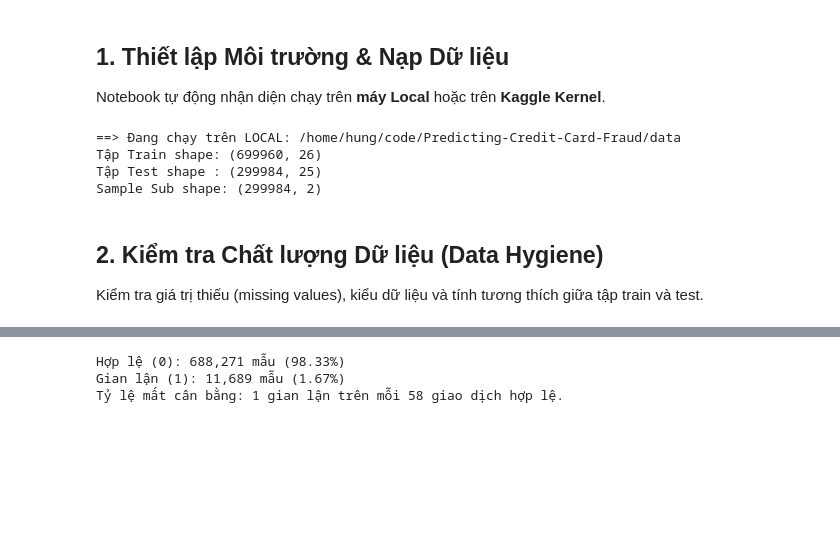
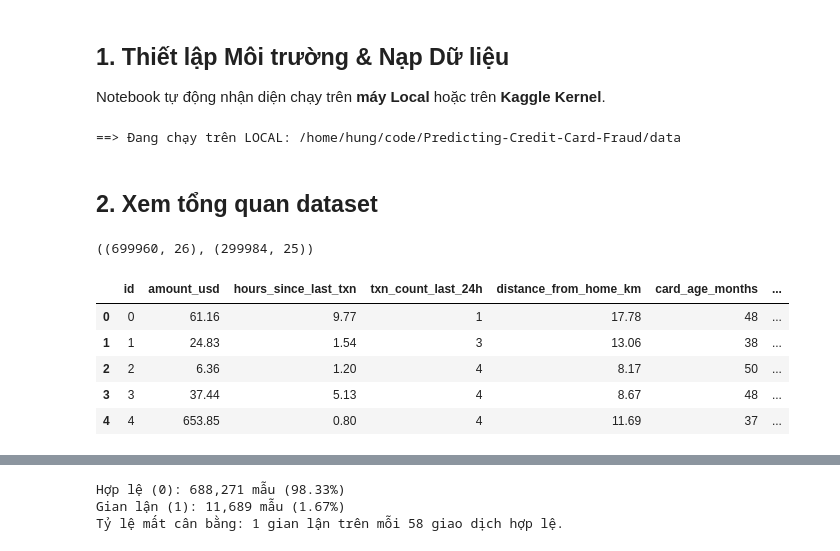
Before and after one commit to NhHung07/Predicting-Credit-Card-Fraud, a Jupyter notebook: shared/eda.ipynb, the cells around one changed output, grey strips where cells are left out. Drawn from its saved outputs; the diff is of its cells as text; code cells hidden in the pictures; blank space fills up the shorter version.

```diff
--- a/shared/eda.ipynb
+++ b/shared/eda.ipynb
@@ -39,15 +38,20 @@ else:
 train_df = pd.read_csv(DATA_DIR / "train.csv")
 test_df = pd.read_csv(DATA_DIR / "test.csv")
 sub_sample = pd.read_csv(DATA_DIR / "sample_submission.csv")
-
-print(f"Tập Train shape: {train_df.shape}")
-print(f"Tập Test shape : {test_df.shape}")
-print(f"Sample Sub shape: {sub_sample.shape}")
 # %% [output]
 ==> Đang chạy trên LOCAL: /home/hung/code/Predicting-Credit-Card-Fraud/data
-Tập Train shape: (699960, 26)
-Tập Test shape : (299984, 25)
-Sample Sub shape: (299984, 2)
-# %% [markdown]
-## 2. Kiểm tra Chất lượng Dữ liệu (Data Hygiene)
-Kiểm tra giá trị thiếu (missing values), kiểu dữ liệu và tính tương thích giữa tập train và test.
+# %% [markdown]
+## 2. Xem tổng quan dataset
+# %%
+train_df.shape, test_df.shape
+# %% [output]
+((699960, 26), (299984, 25))
+# %%
+train_df.head()
+# %% [output]
+|  | id | amount_usd | hours_since_last_txn | txn_count_last_24h | distance_from_home_km | card_age_months | ... |
+| 0 | 0 | 61.16 | 9.77 | 1 | 17.78 | 48 | ... |
+| 1 | 1 | 24.83 | 1.54 | 3 | 13.06 | 38 | ... |
+| 2 | 2 | 6.36 | 1.20 | 4 | 8.17 | 50 | ... |
+| 3 | 3 | 37.44 | 5.13 | 4 | 8.67 | 48 | ... |
+| 4 | 4 | 653.85 | 0.80 | 4 | 11.69 | 37 | ... |
```
Also changed, not shown: parts of 11 cells of this notebook.
